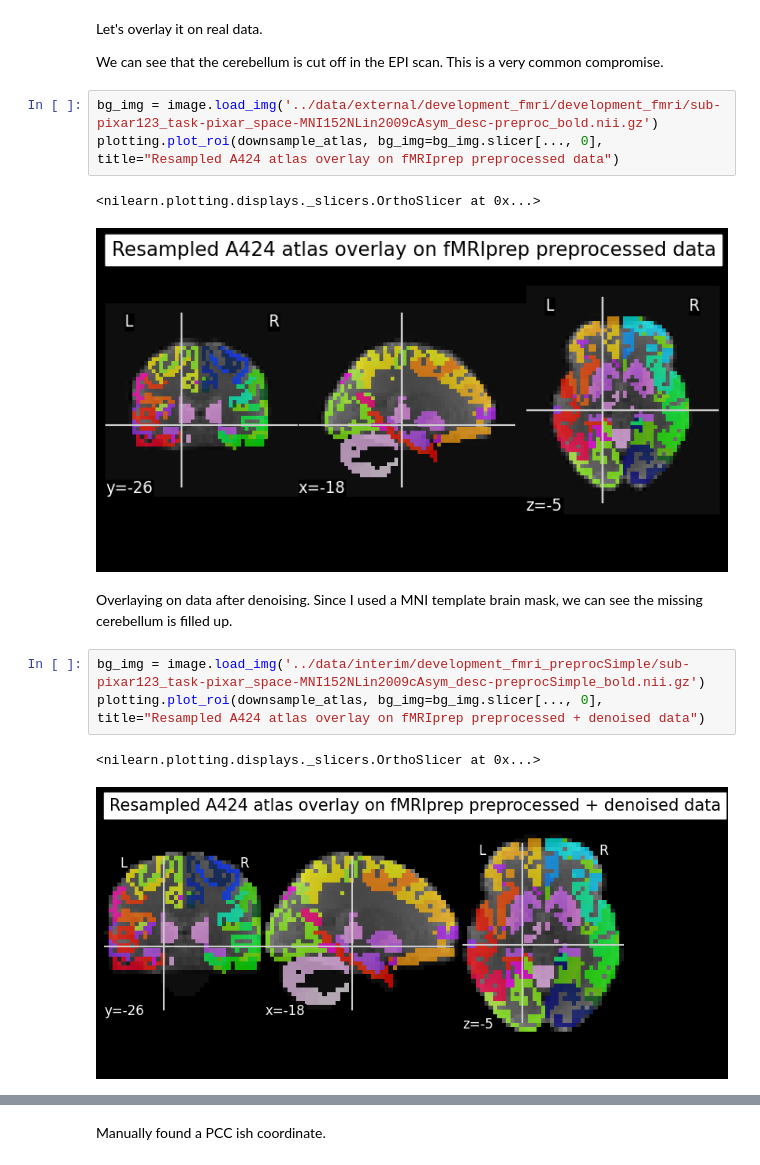
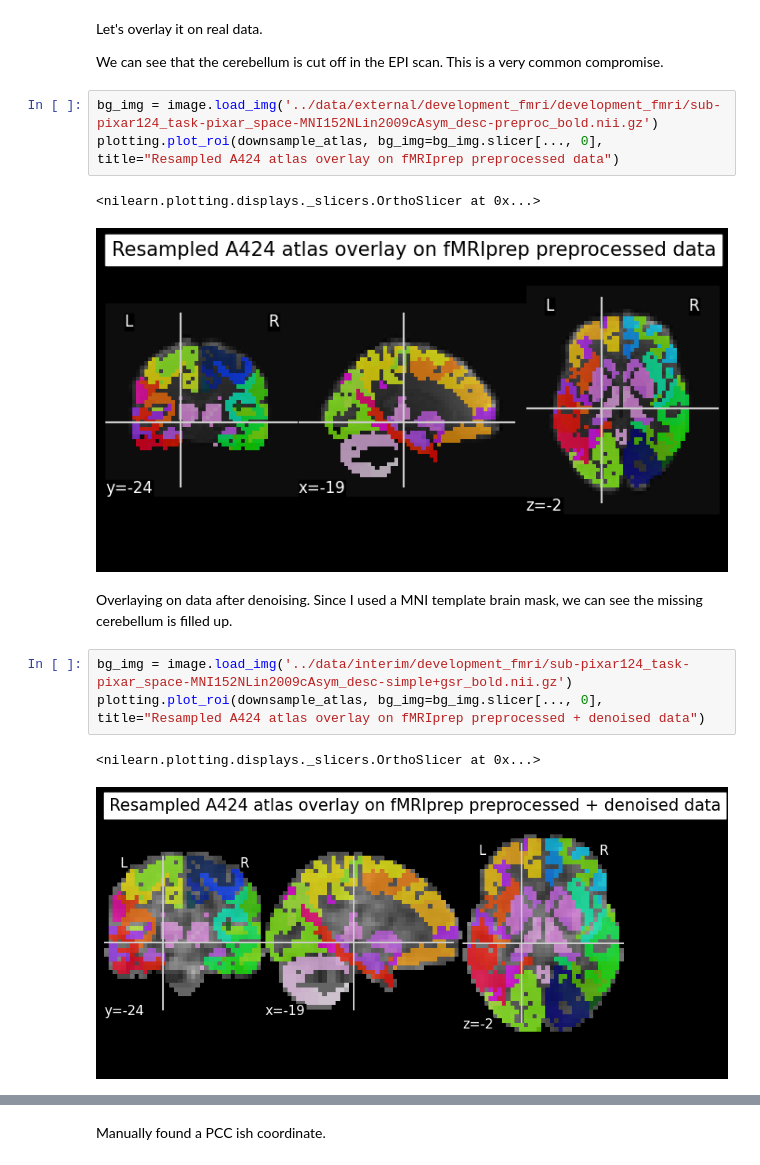
Before and after one commit to htwangtw/hfplayground, a Jupyter notebook: notebooks/inspect_brainlm_data_processing.ipynb, the cells around one changed output, grey strips where cells are left out. Drawn from its saved outputs; the diff is of its cells as text.

Commit message:
compare data processing workflows

```diff
--- a/notebooks/inspect_brainlm_data_processing.ipynb
+++ b/notebooks/inspect_brainlm_data_processing.ipynb
@@ -39,19 +38,19 @@ Let's overlay it on real data.
 
 We can see that the cerebellum is cut off in the EPI scan. This is a very common compromise.
 # %%
-bg_img = image.load_img('../data/external/development_fmri/development_fmri/sub-pixar123_task-pixar_space-MNI152NLin2009cAsym_desc-preproc_bold.nii.gz')
+bg_img = image.load_img('../data/external/development_fmri/development_fmri/sub-pixar124_task-pixar_space-MNI152NLin2009cAsym_desc-preproc_bold.nii.gz')
 plotting.plot_roi(downsample_atlas, bg_img=bg_img.slicer[..., 0], title="Resampled A424 atlas overlay on fMRIprep preprocessed data")
 # %% [output]
 <nilearn.plotting.displays._slicers.OrthoSlicer at 0x...>
-[figure, old version]
+[figure, new version]
 # %% [markdown]
 Overlaying on data after denoising. Since I used a MNI template brain mask, we can see the missing cerebellum is filled up.
 # %%
-bg_img = image.load_img('../data/interim/development_fmri_preprocSimple/sub-pixar123_task-pixar_space-MNI152NLin2009cAsym_desc-preprocSimple_bold.nii.gz')
+bg_img = image.load_img('../data/interim/development_fmri/sub-pixar124_task-pixar_space-MNI152NLin2009cAsym_desc-simple+gsr_bold.nii.gz')
 plotting.plot_roi(downsample_atlas, bg_img=bg_img.slicer[..., 0], title="Resampled A424 atlas overlay on fMRIprep preprocessed + denoised data")
 # %% [output]
 <nilearn.plotting.displays._slicers.OrthoSlicer at 0x...>
-[figure, old version]
+[figure, new version]
 # %% [markdown]
 Once we have some preprocessed time series, using their workflow, let's have a look at the results.
 
```
Also changed, not shown: parts of 11 cells of this notebook, 4 other files.
